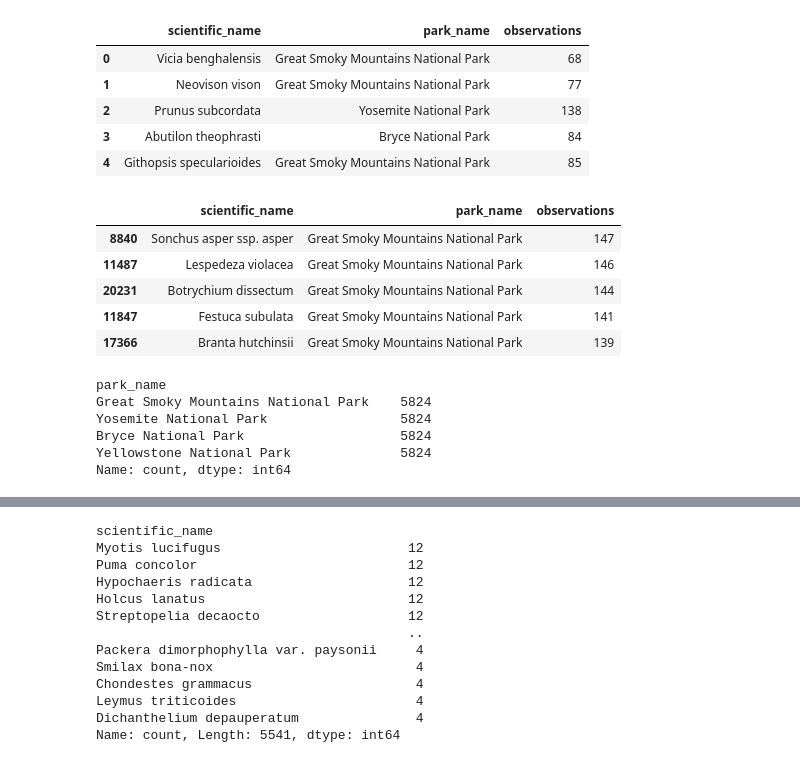
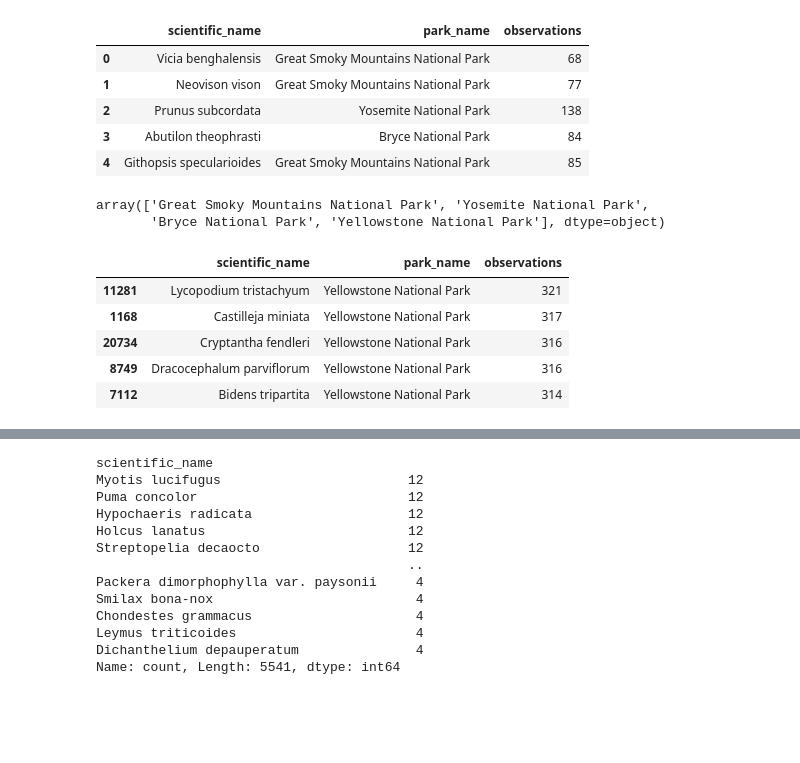
Before and after one commit to thejjserg/biodiversity, a Jupyter notebook: biodiversity_starter/biodiversity.ipynb, the cells around one changed output, grey strips where cells are left out. Saved outputs shown, nothing was run; the diff lists cells and outputs as text; code cells hidden in the pictures; blank space fills up the shorter version.

```diff
--- a/biodiversity_starter/biodiversity.ipynb
+++ b/biodiversity_starter/biodiversity.ipynb
@@ -278,6 +278,11 @@ observations.head()
 | 2 | Prunus subcordata | Yosemite National Park | 138 |
 | 3 | Abutilon theophrasti | Bryce National Park | 84 |
 | 4 | Githopsis specularioides | Great Smoky Mountains National Park | 85 |
+# %%
+observations.park_name.unique()
+# %% [output]
+array(['Great Smoky Mountains National Park', 'Yosemite National Park',
+       'Bryce National Park', 'Yellowstone National Park'], dtype=object)
 # %%
 def sort_observations(park, method = "ascending"):
     if method == "ascending":
@@ -286,23 +291,21 @@ def sort_observations(park, method = "ascending"):
     else:
         df = observations[observations.park_name == park].sort_values(by = "observations").head()
     return df
-
-great_smoky_top
-observations[observations.park_name == "Great Smoky Mountains National Park"].sort_values(by = "observations",
-                                                                                          ascending = False).head()
-# %% [output]
-|  | scientific_name | park_name | observations |
-| 8840 | Sonchus asper ssp. asper | Great Smoky Mountains National Park | 147 |
-| 11487 | Lespedeza violacea | Great Smoky Mountains National Park | 146 |
-| 20231 | Botrychium dissectum | Great Smoky Mountains National Park | 144 |
-| 11847 | Festuca subulata | Great Smoky Mountains National Park | 141 |
-| 17366 | Branta hutchinsii | Great Smoky Mountains National Park | 139 |
-# %%
-observations.park_name.value_counts()
-# %% [output]
-park_name
-Great Smoky Mountains National Park    5824
-Yosemite National Park                 5824
-Bryce National Park                    5824
-Yellowstone National Park              5824
-Name: count, dtype: int64
+# %%
+# Find the Top and Bottom of Observations in Terms of Frequency
+great_smoky_top = sort_observations("Great Smoky Mountains National Park", "ascending")
+great_smoky_bottom = sort_observations("Great Smoky Mountains National Park", "descending")
+yosemite_top = sort_observations("Yosemite National Park", "ascending")
+yosemite_bottom = sort_observations("Yosemite National Park", "descending")
+bryce_top = sort_observations("Bryce National Park", "ascending")
+bryce_bottom = sort_observations("Bryce National Park", "descending")
+yellowstone_top = sort_observations("Yellowstone National Park", "ascending")
+yellowstone_bottom = sort_observations("Yellowstone National Park", "descending")
+yellowstone_top
+# %% [output]
+|  | scientific_name | park_name | observations |
+| 11281 | Lycopodium tristachyum | Yellowstone National Park | 321 |
+| 1168 | Castilleja miniata | Yellowstone National Park | 317 |
+| 20734 | Cryptantha fendleri | Yellowstone National Park | 316 |
+| 8749 | Dracocephalum parviflorum | Yellowstone National Park | 316 |
+| 7112 | Bidens tripartita | Yellowstone National Park | 314 |
```
Also changed, not shown: parts of 1 cell of this notebook.
